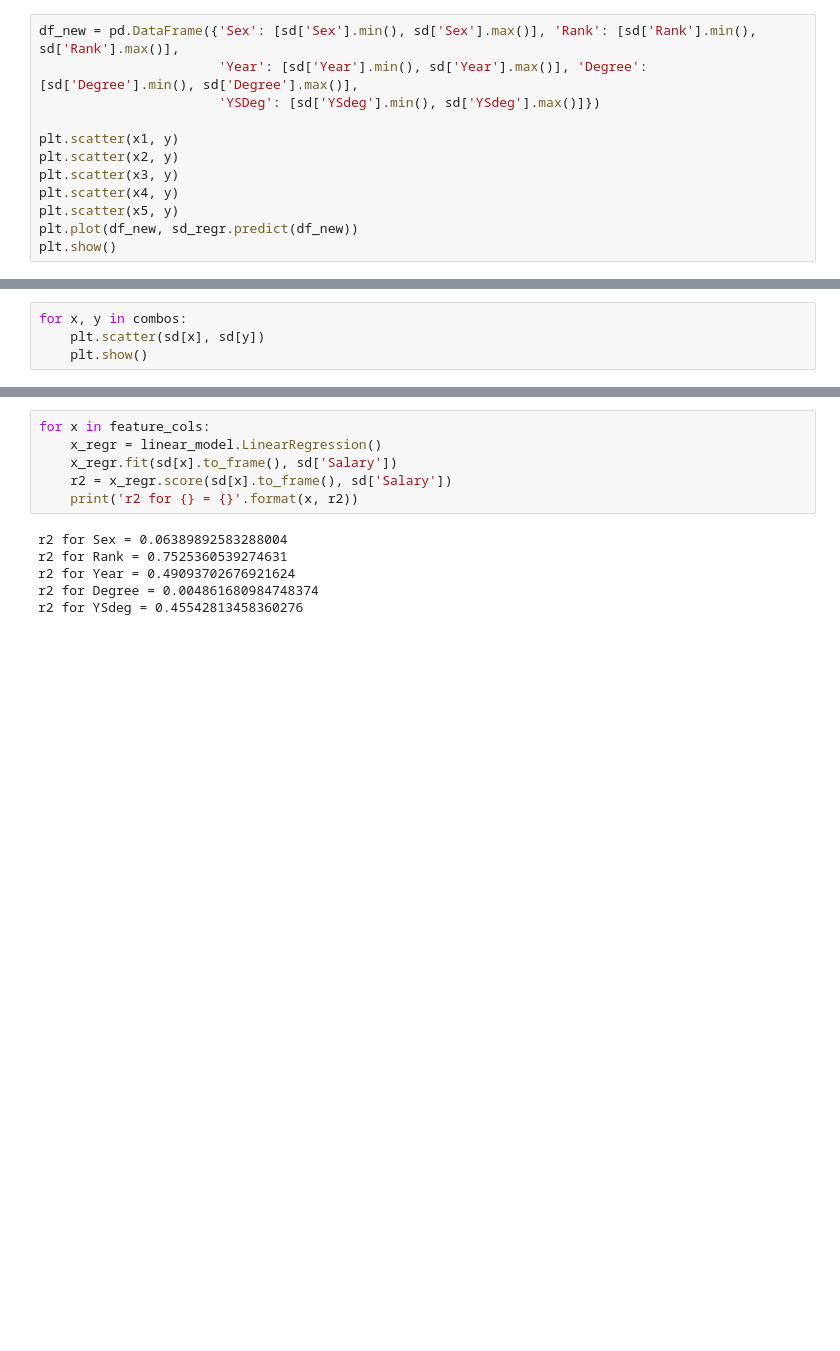
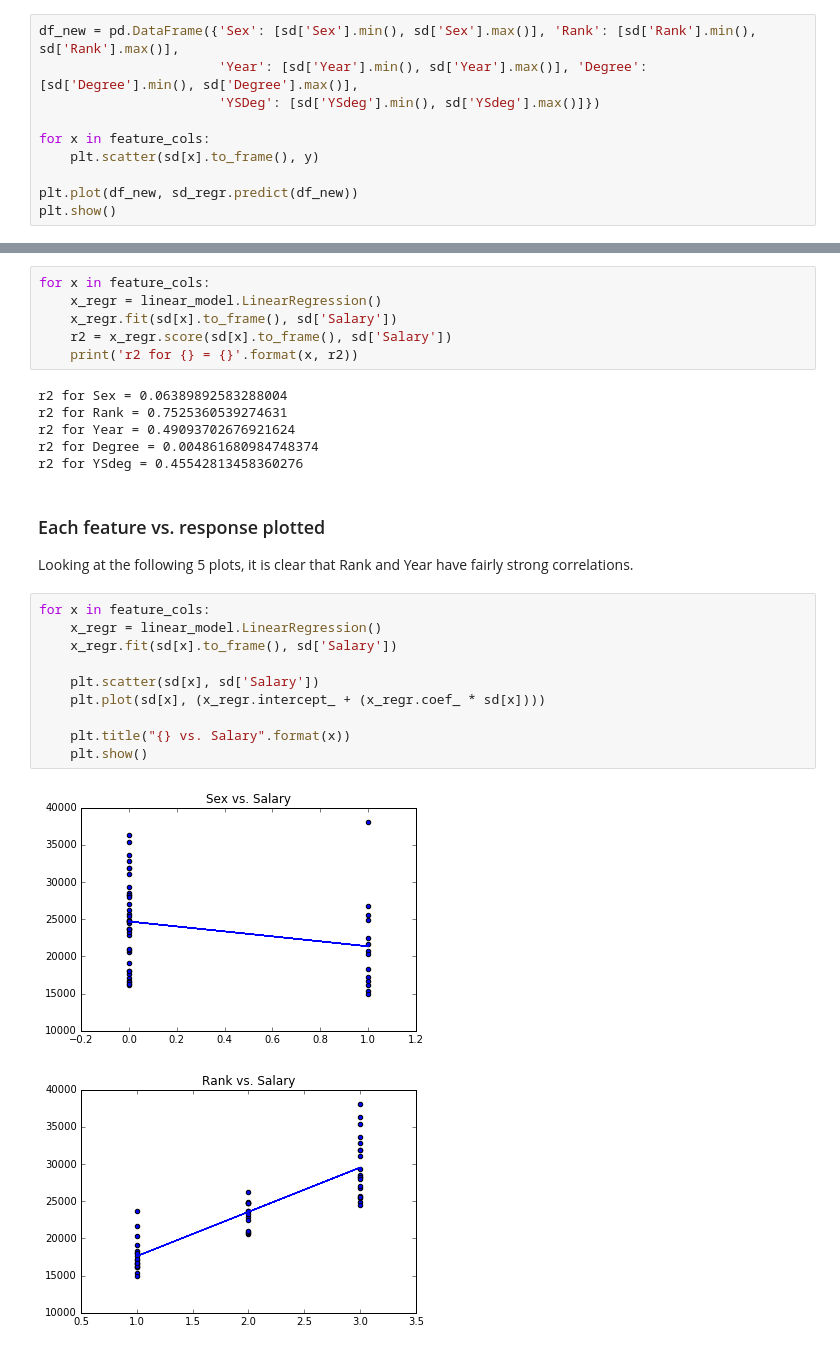
Before and after one commit to katjackson/linear-regression, a Jupyter notebook: simple-linear-regression.ipynb, the cells around one changed output, grey strips where cells are left out. Drawn from its saved outputs; the diff is of its cells as text; blank space fills up the shorter version.

```diff
--- a/simple-linear-regression.ipynb
+++ b/simple-linear-regression.ipynb
@@ -194,11 +196,9 @@ df_new = pd.DataFrame({'Sex': [sd['Sex'].min(), sd['Sex'].max()], 'Rank': [sd['R
                        'Year': [sd['Year'].min(), sd['Year'].max()], 'Degree': [sd['Degree'].min(), sd['Degree'].max()],
                        'YSDeg': [sd['YSdeg'].min(), sd['YSdeg'].max()]})
 
-plt.scatter(x1, y)
-plt.scatter(x2, y)
-plt.scatter(x3, y)
-plt.scatter(x4, y)
-plt.scatter(x5, y)
+for x in feature_cols:
+    plt.scatter(sd[x].to_frame(), y)
+
 plt.plot(df_new, sd_regr.predict(df_new))
 plt.show()
 # %% [output]
@@ -217,4 +205,0 @@ print(combos)
-# %%
-for x, y in combos:
-    plt.scatter(sd[x], sd[y])
-    plt.show()
@@ -256,3 +218,19 @@ r2 for Rank = 0.7525360539274631
 r2 for Year = 0.49093702676921624
 r2 for Degree = 0.004861680984748374
 r2 for YSdeg = 0.45542813458360276
+# %% [markdown]
+### Each feature vs. response plotted
+Looking at the following 5 plots, it is clear that Rank and Year have fairly strong correlations.
+# %%
+for x in feature_cols:
+    x_regr = linear_model.LinearRegression()
+    x_regr.fit(sd[x].to_frame(), sd['Salary'])
+
+    plt.scatter(sd[x], sd['Salary'])
+    plt.plot(sd[x], (x_regr.intercept_ + (x_regr.coef_ * sd[x])))
+
+    plt.title("{} vs. Salary".format(x))
+    plt.show()
+# %% [output]
+[figure, added]
+[figure, added]
```
Also changed, not shown: parts of 13 cells of this notebook, 5 other files.
